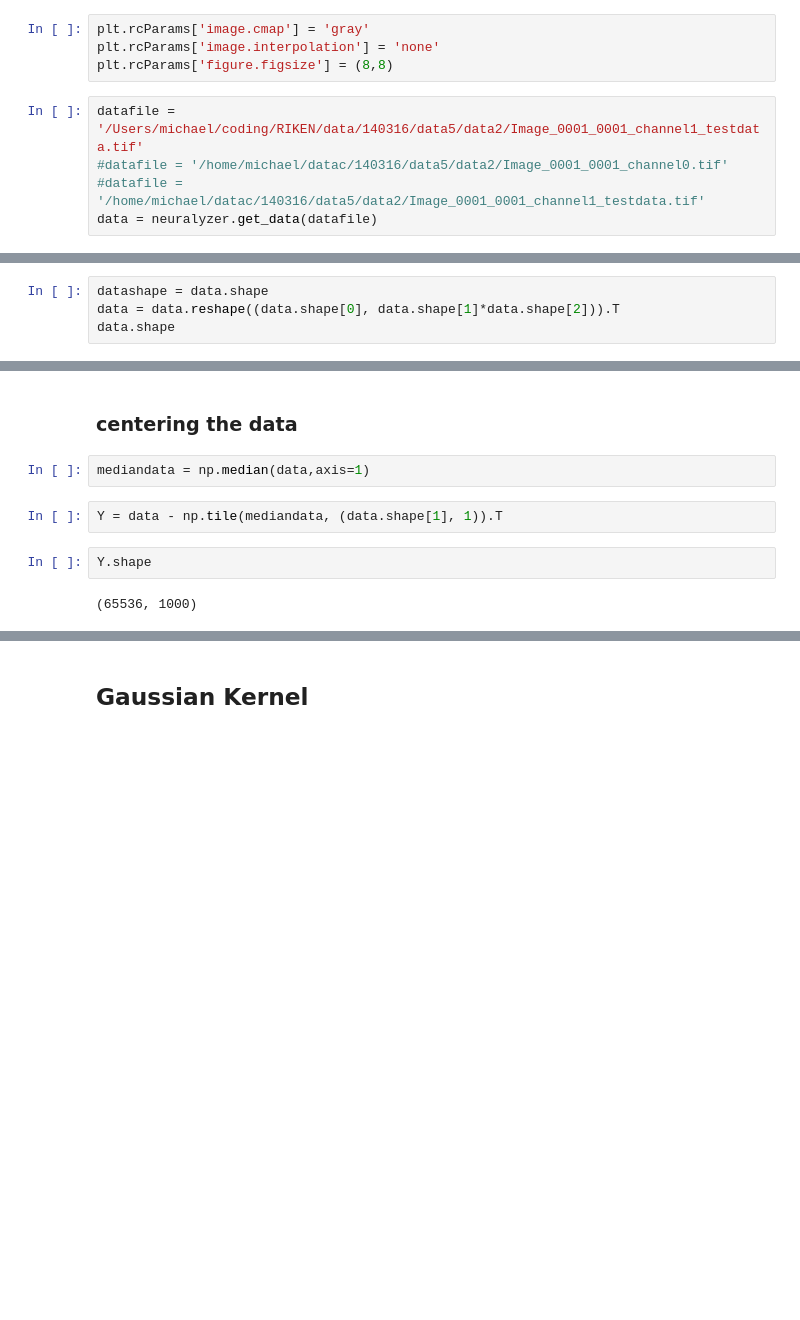
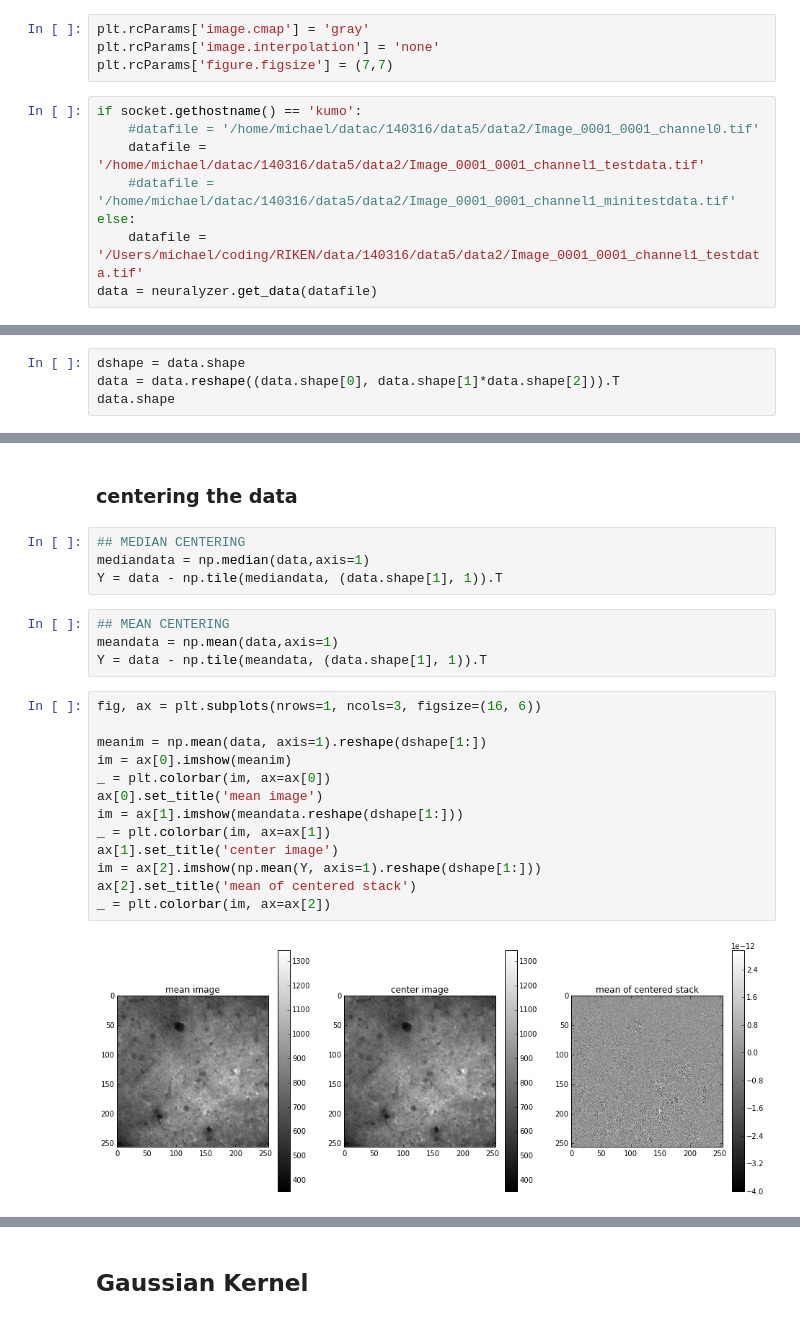
Before and after one commit to michigraber/neuralyzer, a Jupyter notebook: notebooks/dev/Pnev2014_GreedyInit.ipynb, the cells around one changed output, grey strips where cells are left out. Cells and saved outputs as stored; diff of their text form; blank space fills up the shorter version.

Commit message:
testing blur matrix on testdata

```diff
--- a/notebooks/dev/Pnev2014_GreedyInit.ipynb
+++ b/notebooks/dev/Pnev2014_GreedyInit.ipynb
@@ -12,10 +12,13 @@ from neuralyzer.im import smff
 # %%
 plt.rcParams['image.cmap'] = 'gray'
 plt.rcParams['image.interpolation'] = 'none'
-plt.rcParams['figure.figsize'] = (8,8)
+plt.rcParams['figure.figsize'] = (7,7)
 # %%
-datafile = '/Users/michael/coding/RIKEN/data/140316/data5/data2/Image_0001_0001_channel1_testdata.tif'
-#datafile = '/home/michael/datac/140316/data5/data2/Image_0001_0001_channel0.tif'
-#datafile = '/home/michael/datac/140316/data5/data2/Image_0001_0001_channel1_testdata.tif'
+if socket.gethostname() == 'kumo':
+    #datafile = '/home/michael/datac/140316/data5/data2/Image_0001_0001_channel0.tif'
+    datafile = '/home/michael/datac/140316/data5/data2/Image_0001_0001_channel1_testdata.tif'
+    #datafile = '/home/michael/datac/140316/data5/data2/Image_0001_0001_channel1_minitestdata.tif'
+else:
+    datafile = '/Users/michael/coding/RIKEN/data/140316/data5/data2/Image_0001_0001_channel1_testdata.tif'
 data = neuralyzer.get_data(datafile)
 # %% [output]
@@ -26,7 +29,7 @@ data = neuralyzer.get_data(datafile)
 # %% [markdown]
 ### reshape the data
 # %%
-datashape = data.shape
+dshape = data.shape
 data = data.reshape((data.shape[0], data.shape[1]*data.shape[2])).T
 data.shape
 # %% [output]
@@ -47,10 +37,25 @@ ax[2].set_title('median-mean image')
 # %% [markdown]
 ### centering the data
-# %%
-mediandata = np.median(data,axis=1)
 # %%
+## MEDIAN CENTERING
+mediandata = np.median(data,axis=1)
 Y = data - np.tile(mediandata, (data.shape[1], 1)).T
-# %%
-Y.shape
-# %% [output]
-(65536, 1000)
+# %%
+## MEAN CENTERING
+meandata = np.mean(data,axis=1)
+Y = data - np.tile(meandata, (data.shape[1], 1)).T
+# %%
+fig, ax = plt.subplots(nrows=1, ncols=3, figsize=(16, 6))
+
+meanim = np.mean(data, axis=1).reshape(dshape[1:])
+im = ax[0].imshow(meanim)
+_ = plt.colorbar(im, ax=ax[0])
+ax[0].set_title('mean image')
+im = ax[1].imshow(meandata.reshape(dshape[1:]))
+_ = plt.colorbar(im, ax=ax[1])
+ax[1].set_title('center image')
+im = ax[2].imshow(np.mean(Y, axis=1).reshape(dshape[1:]))
+ax[2].set_title('mean of centered stack')
+_ = plt.colorbar(im, ax=ax[2])
+# %% [output]
+[figure, added]
```
Also changed, not shown: parts of 45 cells of this notebook.
